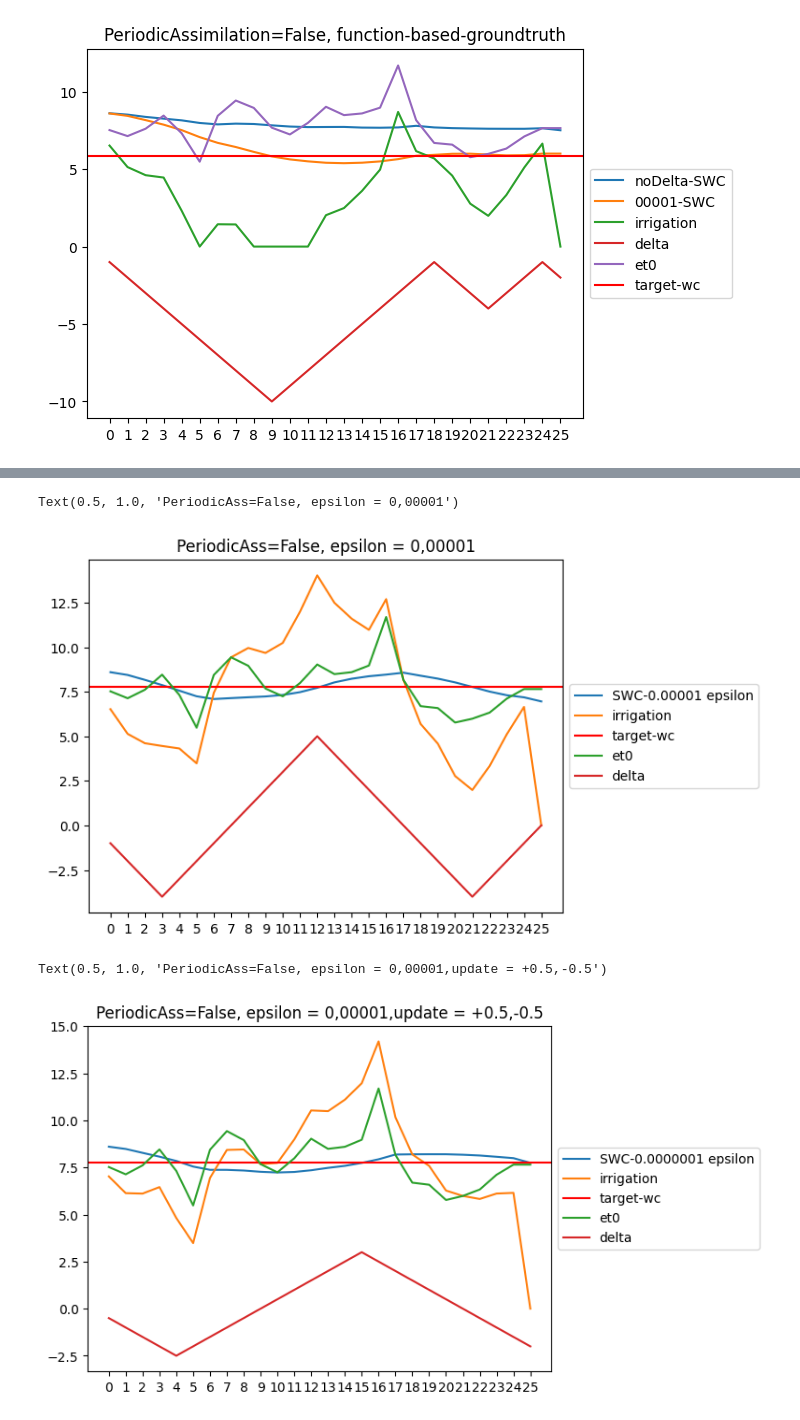
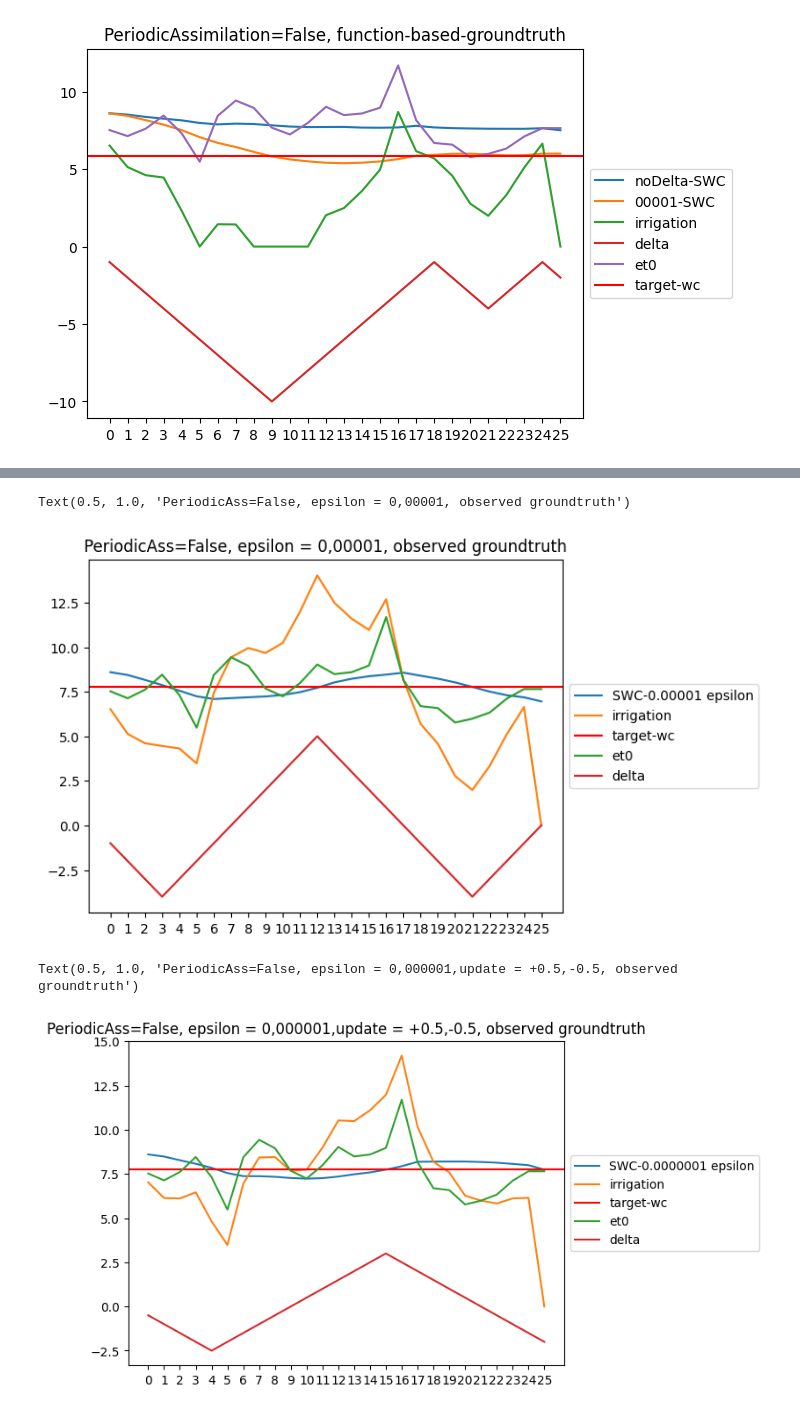
Before and after one commit to josephgiovanelli/et0_calculation, a Jupyter notebook: notebook.ipynb, the cells around one changed output, grey strips where cells are left out. Drawn from its saved outputs; the diff is of its cells as text; code cells hidden in the pictures.

```diff
--- a/notebook.ipynb
+++ b/notebook.ipynb
@@ -387,24 +387,24 @@ plt.axhline(y=groundtruth.iloc[0], color='r', linestyle='-',label='target-wc')
 plt.plot(ir.index,et0,label="et0")
 plt.plot(ir.index,delta,label="delta")
 plt.legend(loc='center left', bbox_to_anchor=(1, 0.5))
-plt.title('PeriodicAss=False, epsilon = 0,00001')
+plt.title('PeriodicAss=False, epsilon = 0,00001, update= +1,-1, observed groundtruth')
 # %% [output]
-Text(0.5, 1.0, 'PeriodicAss=False, epsilon = 0,00001')
+Text(0.5, 1.0, 'PeriodicAss=False, epsilon = 0,00001, observed groundtruth')
-[figure, old version]
+[figure, new version]
 # %%
 wc000001,ir,groundtruth = print_functions('/home/data/interp_obs/water_content.csv','/home/data/sim/obsGroundtruth/000001/outputWaterContent.csv','/home/data/sim/obsGroundtruth/000001/scheduledIrrigation.csv')
 delta =  [-0.5, -1.0, -1.5, -2.0, -2.5, -2.0, -1.5, -1.0, -0.5, 0.0, 0.5, 1.0, 1.5, 2.0, 2.5, 3.0, 2.5, 2.0, 1.5, 1.0, 0.5, 0.0, -0.5, -1.0, -1.5, -2.0]
 plt.xticks(range(len(wc.index)))
 plt.plot(wc000001.index, wc000001['SWC'], label='SWC-0.0000001 epsilon')
 plt.plot(ir.index, ir['irrigation'], label='irrigation')
 plt.axhline(y=groundtruth.iloc[0], color='r', linestyle='-',label='target-wc')
 plt.plot(ir.index,et0,label="et0")
 plt.plot(ir.index,delta,label="delta")
 plt.legend(loc='center left', bbox_to_anchor=(1, 0.5))
-plt.title('PeriodicAss=False, epsilon = 0,000001,update = +0.5,-0.5')
+plt.title('PeriodicAss=False, epsilon = 0,000001,update = +0.5,-0.5, observed groundtruth')
 # %% [output]
-Text(0.5, 1.0, 'PeriodicAss=False, epsilon = 0,00001,update = +0.5,-0.5')
+Text(0.5, 1.0, 'PeriodicAss=False, epsilon = 0,000001,update = +0.5,-0.5, observed groundtruth')
-[figure, old version]
+[figure, new version]
 # %%
 wc,ir,groundtruth = print_functions('/home/data/interp_obs/water_content.csv','/home/data/sim/obsGroundtruth/newTest/outputWaterContent.csv','/home/data/sim/obsGroundtruth/newTest/scheduledIrrigation.csv')
 delta =  [-1.0, -2.0, -3.0, -4.0, -3.0, -2.0, -1.0, 0.0, 1.0, 2.0, 3.0, 4.0, 5.0, 4.0, 3.0, 2.0, 1.0, 0.0, -1.0, -2.0, -3.0, -4.0, -3.0, -2.0, -1.0, 0.0]
```
Also changed, not shown: parts of 7 cells of this notebook, 2 other files.
